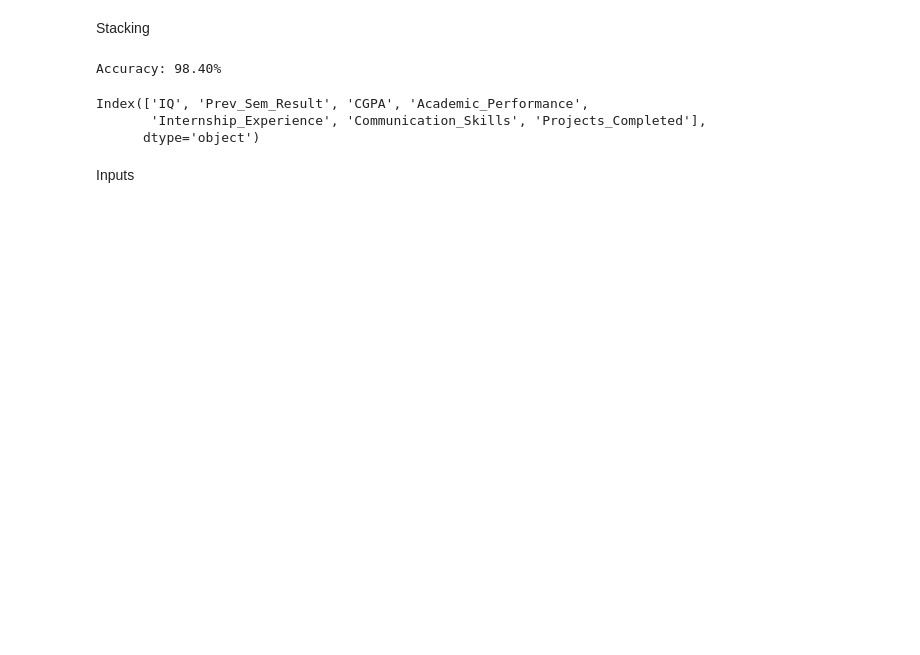
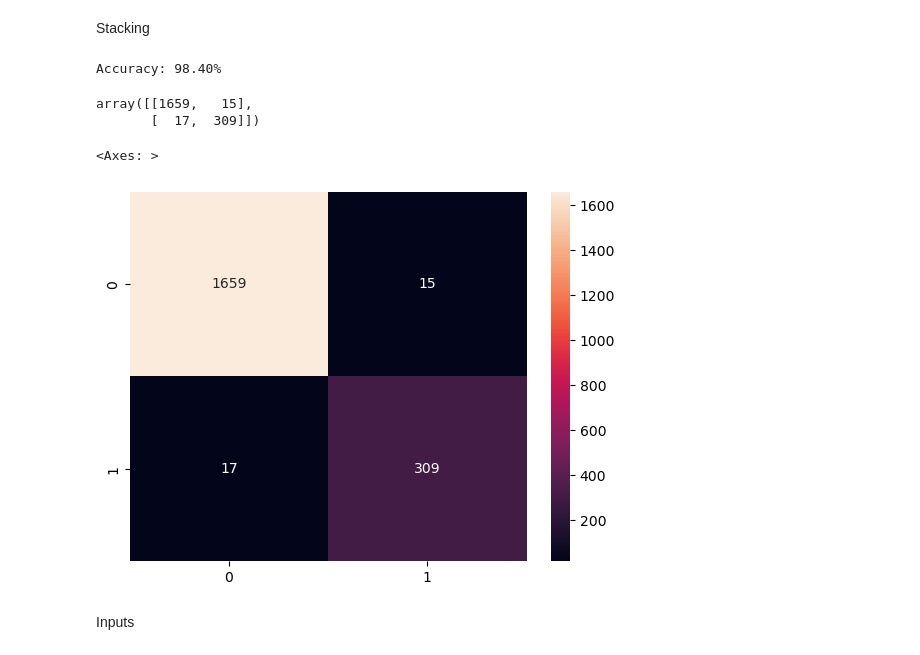
Before and after one commit to AnujrajShrestha/studentPlacementPrediction, a Jupyter notebook: prediction.ipynb, the cells around one changed output. Saved outputs shown, nothing was run; the diff lists cells and outputs as text; code cells hidden in the pictures; blank space fills up the shorter version.

```diff
--- a/prediction.ipynb
+++ b/prediction.ipynb
@@ -337,12 +345,16 @@ y_pred=classifier.predict(XTest)
 print(f"Accuracy: {accuracy_score(yTest,y_pred)*100:.2f}%")
 # %% [output]
 Accuracy: 98.40%
+# %%
+confusion_matrix(yTest,y_pred)
+# %% [output]
+array([[1659,   15],
+       [  17,  309]])
 # %%
-X.columns
+sns.heatmap(confusion_matrix(yTest,y_pred),annot=True,fmt='d')
 # %% [output]
-Index(['IQ', 'Prev_Sem_Result', 'CGPA', 'Academic_Performance',
-       'Internship_Experience', 'Communication_Skills', 'Projects_Completed'],
-      dtype='object')
+<Axes: >
+[figure, added]
 # %% [markdown]
 Inputs
 # %%
```
Also changed, not shown: parts of 6 cells of this notebook.
